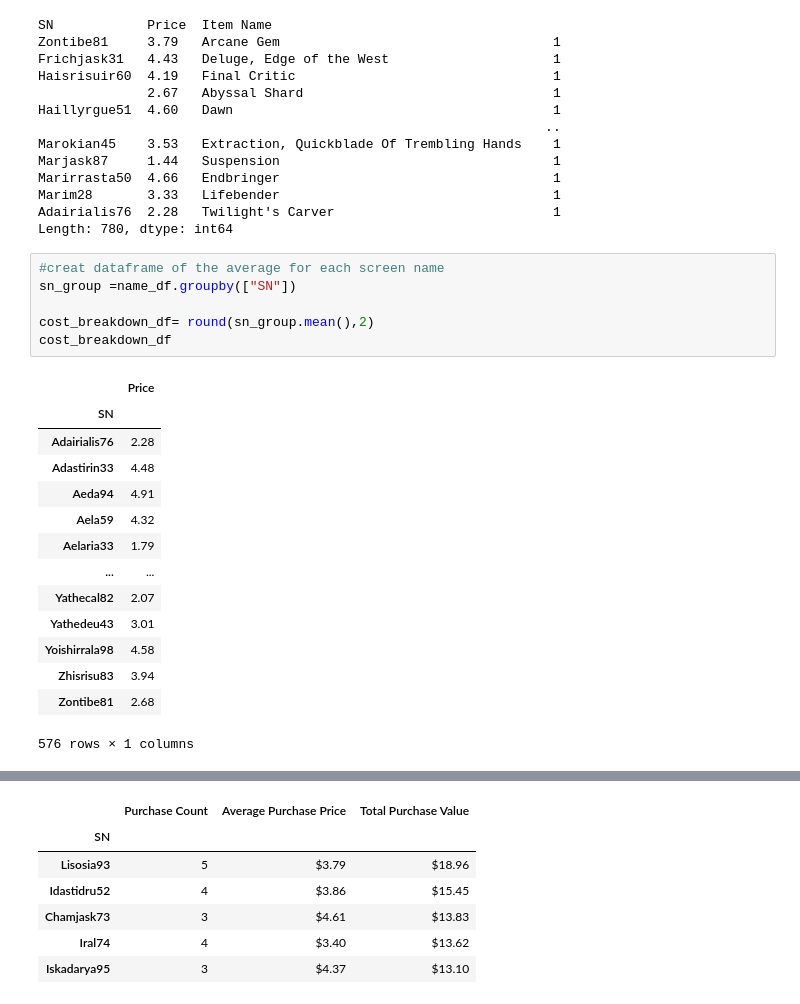
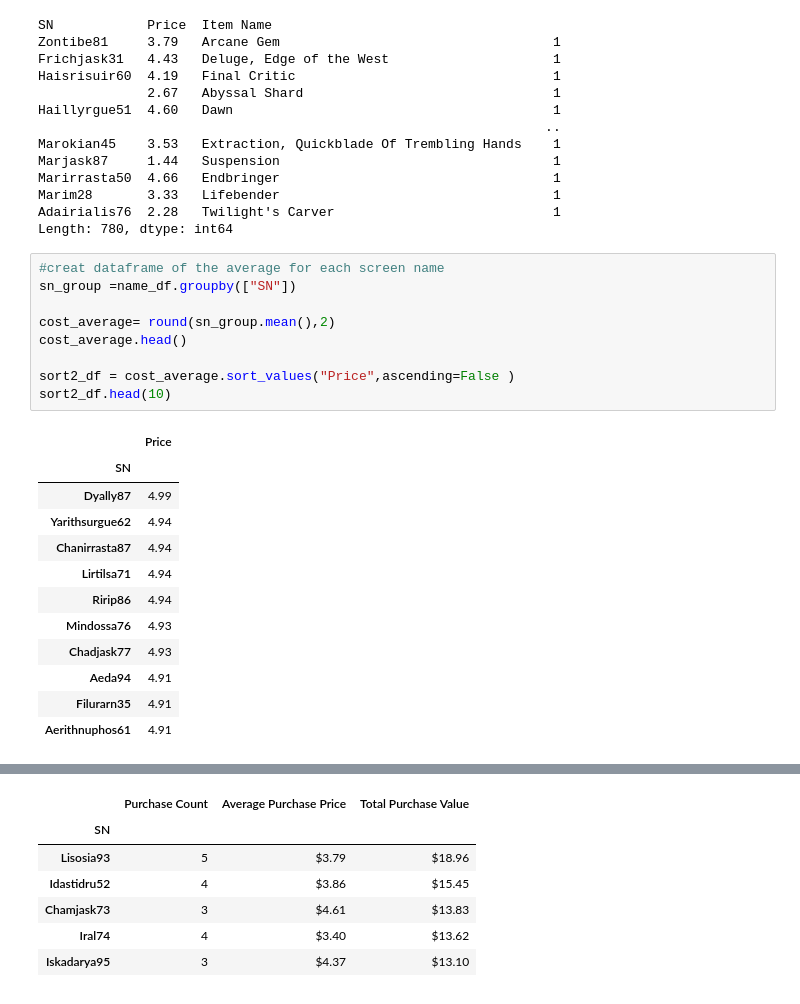
Before and after one commit to cdturner618/Panda-Challenge, a Jupyter notebook: HeroesOfPymoli/HeroesOfPymoli_starter.ipynb, the cells around one changed output, grey strips where cells are left out. Saved outputs shown, nothing was run; the diff lists cells and outputs as text.

```diff
--- a/HeroesOfPymoli/HeroesOfPymoli_starter.ipynb
+++ b/HeroesOfPymoli/HeroesOfPymoli_starter.ipynb
@@ -477,21 +477,22 @@ Length: 780, dtype: int64
 # %%
 #creat dataframe of the average for each screen name
 sn_group =name_df.groupby(["SN"])
 
-cost_breakdown_df= round(sn_group.mean(),2)
-cost_breakdown_df
+cost_average= round(sn_group.mean(),2)
+cost_average.head()
+
+sort2_df = cost_average.sort_values("Price",ascending=False )
+sort2_df.head(10)
 # %% [output]
 |  | Price |
 | SN |  |
-| Adairialis76 | 2.28 |
-| Adastirin33 | 4.48 |
+| Dyally87 | 4.99 |
+| Yarithsurgue62 | 4.94 |
+| Chanirrasta87 | 4.94 |
+| Lirtilsa71 | 4.94 |
+| Ririp86 | 4.94 |
+| Mindossa76 | 4.93 |
+| Chadjask77 | 4.93 |
 | Aeda94 | 4.91 |
-| Aela59 | 4.32 |
-| Aelaria33 | 1.79 |
-| ... | ... |
-| Yathecal82 | 2.07 |
-| Yathedeu43 | 3.01 |
-| Yoishirrala98 | 4.58 |
-| Zhisrisu83 | 3.94 |
-| Zontibe81 | 2.68 |
+| Filurarn35 | 4.91 |
+| Aerithnuphos61 | 4.91 |
-576 rows × 1 columns
```
Also changed, not shown: parts of 12 cells of this notebook.
